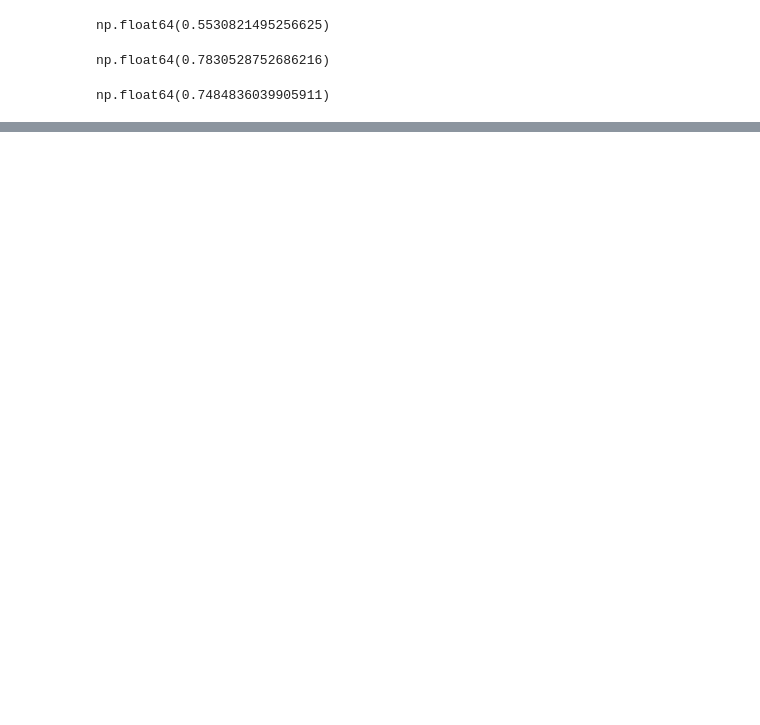
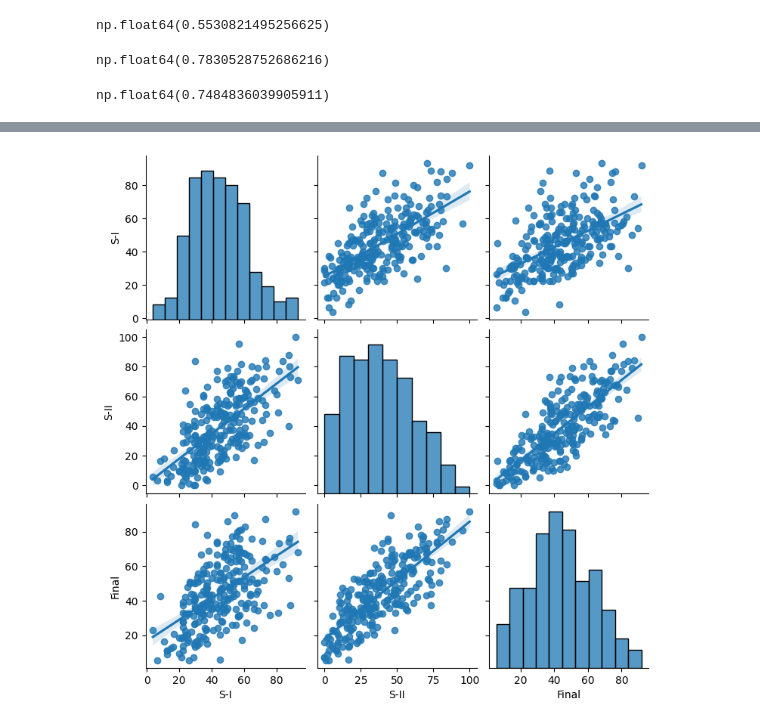
Before and after one commit to rizwanmustafa/sem5-ds-project-1, a Jupyter notebook: new.ipynb, the cells around one changed output, grey strips where cells are left out. Drawn from its saved outputs; the diff is of its cells as text; code cells hidden in the pictures; blank space fills up the shorter version.

Commit message:
feat: some model training

```diff
--- a/new.ipynb
+++ b/new.ipynb
@@ -100,3 +100,99 @@ df["Final"].corr(df["S-I"] + df["S-II"])
 np.float64(0.7484836039905911)
 # %%
 df.to_csv('data/final_dataset.csv')
+# %%
+import pandas as pd
+import numpy as np
+import seaborn as sns
+import matplotlib.pyplot as plt
+
+from sklearn.model_selection import train_test_split
+from sklearn.linear_model import LinearRegression
+from sklearn.metrics import (
+    r2_score, mean_squared_error, mean_absolute_error
+)
+
+# --------------------------
+# 1. SPLIT DATA
+# --------------------------
+X = df[["S-I", "S-II"]]
+y = df["Final"]
+
+X_train, X_test, y_train, y_test = train_test_split(
+    X, y, test_size=0.10, random_state=42
+)
+
+# --------------------------
+# 2. TRAIN MULTIPLE LINEAR REGRESSION
+# --------------------------
+model = LinearRegression()
+model.fit(X_train, y_train)
+
+y_pred = model.predict(X_test)
+
+# --------------------------
+# 3. METRICS
+# --------------------------
+
+def adjusted_r2(r2, n, k):
+    return 1 - ((1-r2)*(n-1)/(n-k-1))
+
+# Model metrics
+r2 = r2_score(y_test, y_pred)
+adj_r2 = adjusted_r2(r2, len(y_test), X_test.shape[1])
+rmse = np.sqrt(mean_squared_error(y_test, y_pred))
+mae = mean_absolute_error(y_test, y_pred)
+mape = np.mean(np.abs((y_test - y_pred) / y_test)) * 100
+
+print("----- Multiple Linear Regression -----")
+print("Coefficients:", model.coef_)
+print("Intercept:", model.intercept_)
+print(f"R²: {r2:.4f}")
+print(f"Adjusted R²: {adj_r2:.4f}")
+print(f"RMSE: {rmse:.4f}")
+print(f"MAE: {mae:.4f}")
+print(f"MAPE: {mape:.2f}%")
+
+# --------------------------
+# 4. CONSTANT MODEL BASELINE
+# --------------------------
+
+# Predict mean of training set
+constant_pred = np.full_like(y_test, y_train.mean())
+
+r2_const = r2_score(y_test, constant_pred)
+rmse_const = np.sqrt(mean_squared_error(y_test, constant_pred))
+
+print("\n----- Constant Baseline Model -----")
+print(f"R²: {r2_const:.4f}")
+print(f"RMSE: {rmse_const:.4f}")
+
+# --------------------------
+# 5. VISUALIZATION
+# --------------------------
+
+# Pairplot of predictors vs Final
+sns.pairplot(df[["S-I", "S-II", "Final"]], kind="reg")
+plt.show()
+
+# Scatter plot + prediction plane (2D projections)
+plt.figure(figsize=(6,4))
+sns.scatterplot(x=df["S-I"], y=df["Final"])
+sns.regplot(x=df["S-I"], y=df["Final"], scatter=False, color="red")
+plt.title("S-I vs Final")
+plt.show()
+
+plt.figure(figsize=(6,4))
+sns.scatterplot(x=df["S-II"], y=df["Final"])
+sns.regplot(x=df["S-II"], y=df["Final"], scatter=False, color="red")
+plt.title("S-II vs Final")
+plt.show()
+
+# Actual vs Predicted scatter
+plt.figure(figsize=(6,4))
+sns.scatterplot(x=y_test, y=y_pred)
+plt.xlabel("Actual Final Scores")
+plt.ylabel("Predicted Final Scores")
+plt.title("Actual vs Predicted")
+plt.show()
+# %% [output]
@@ -102,0 +211 @@ df.to_csv('data/final_dataset.csv')
+[figure, added]
```
Also changed, not shown: parts of 5 cells of this notebook.
